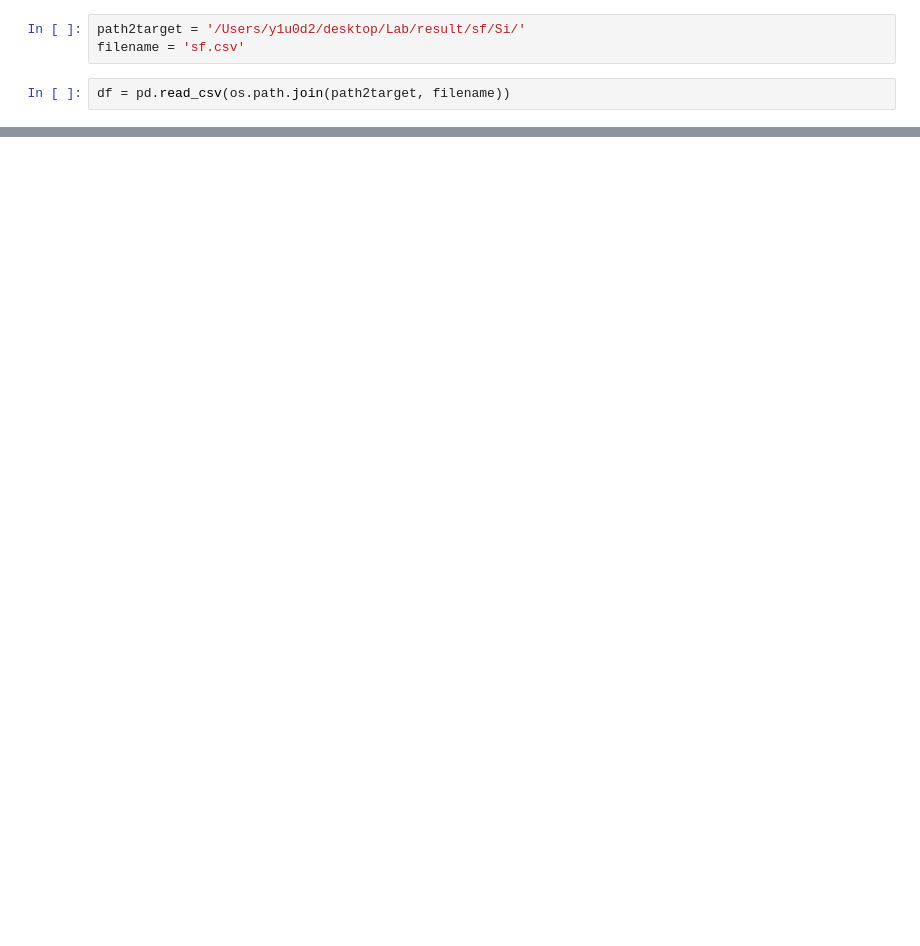
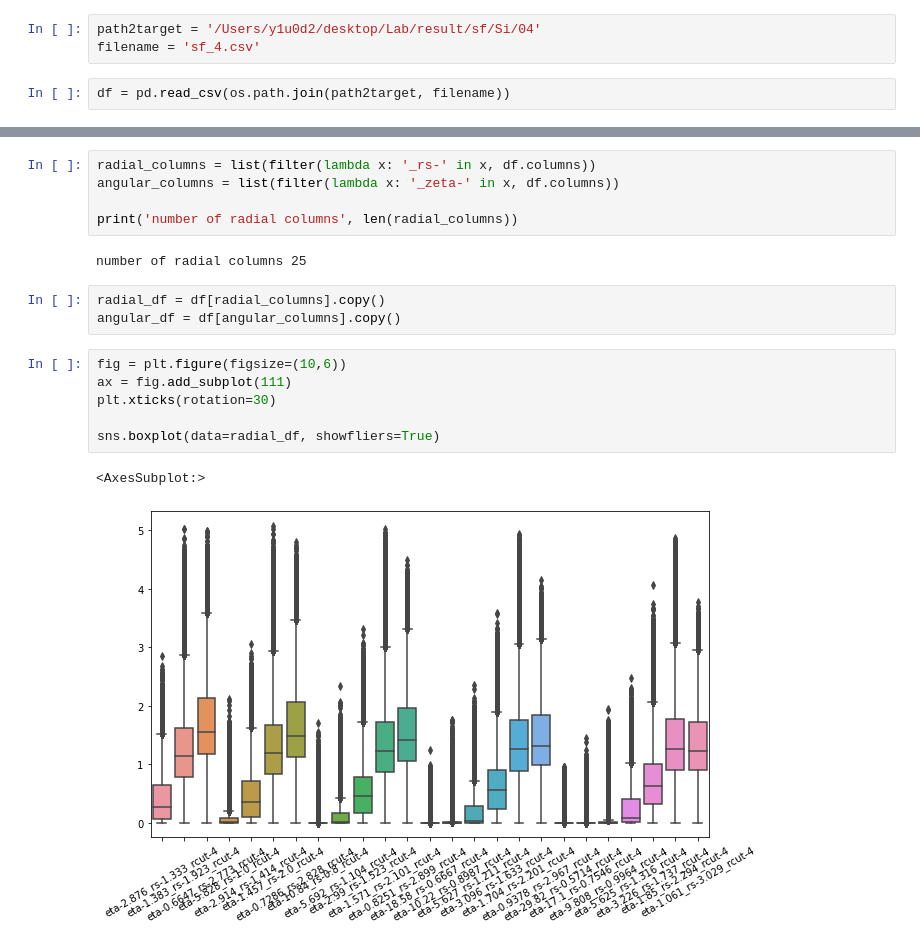
Before and after one commit to y1u0d2a1i/ml_potential_analysis, a Jupyter notebook: descriptors/sf_distribution.ipynb, the cells around one changed output, grey strips where cells are left out. Saved outputs shown, nothing was run; the diff lists cells and outputs as text; blank space fills up the shorter version.

```diff
--- a/descriptors/sf_distribution.ipynb
+++ b/descriptors/sf_distribution.ipynb
@@ -5,7 +5,7 @@ import matplotlib.pyplot as plt
 import seaborn as sns
 import os
 # %%
-path2target = '/Users/y1u0d2/desktop/Lab/result/sf/Si/'
-filename = 'sf.csv'
+path2target = '/Users/y1u0d2/desktop/Lab/result/sf/Si/04'
+filename = 'sf_4.csv'
 # %%
 df = pd.read_csv(os.path.join(path2target, filename))
@@ -26,0 +12,19 @@ df = pd.read_csv(os.path.join(path2target, filename))
+# %%
+radial_columns = list(filter(lambda x: '_rs-' in x, df.columns))
+angular_columns = list(filter(lambda x: '_zeta-' in x, df.columns))
+
+print('number of radial columns', len(radial_columns))
+# %% [output]
+number of radial columns 25
+# %%
+radial_df = df[radial_columns].copy()
+angular_df = df[angular_columns].copy()
+# %%
+fig = plt.figure(figsize=(10,6))
+ax = fig.add_subplot(111)
+plt.xticks(rotation=30)
+
+sns.boxplot(data=radial_df, showfliers=True)
+# %% [output]
+<AxesSubplot:>
+[figure, added]
```
Also changed, not shown: parts of 13 cells of this notebook, 1 other file.
